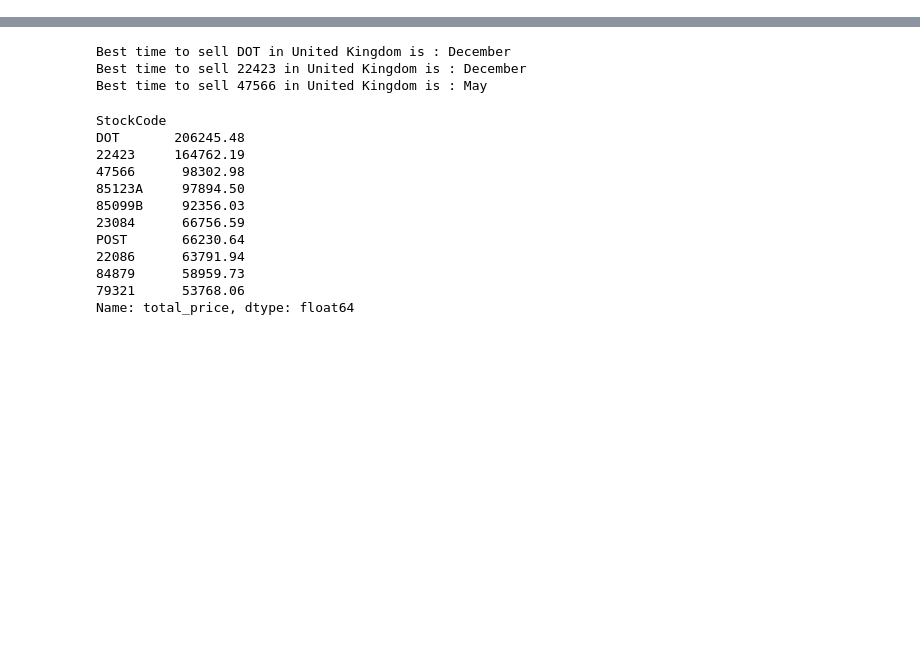
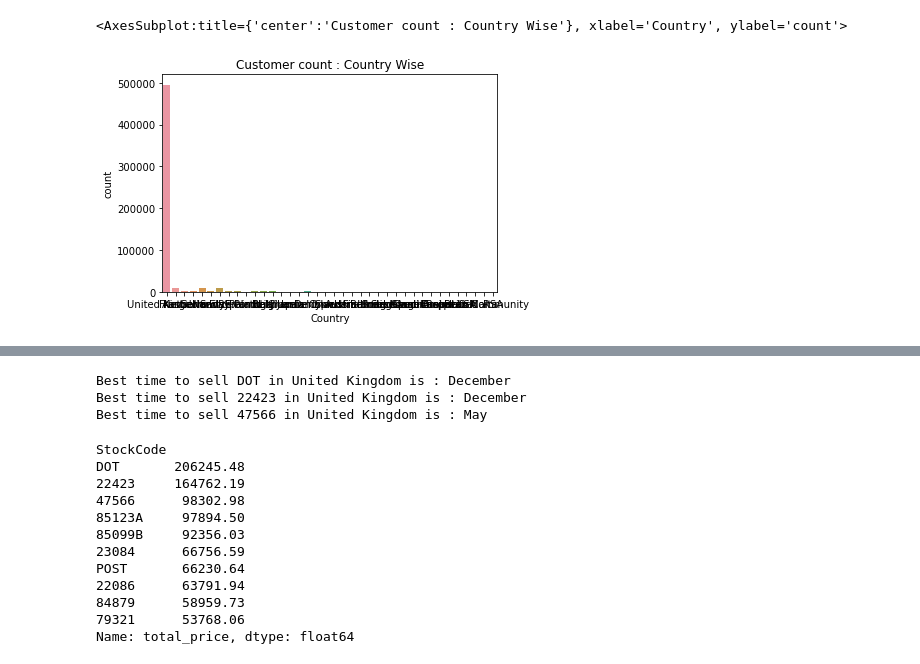
Before and after one commit to Shashank-Agr/Team-A-Shashank_Vikash, a Jupyter notebook: DataAnalysis/case_study_data_analysis.ipynb, the cells around one changed output, grey strips where cells are left out. Saved outputs shown, nothing was run; the diff lists cells and outputs as text; code cells hidden in the pictures; blank space fills up the shorter version.

```diff
--- a/DataAnalysis/case_study_data_analysis.ipynb
+++ b/DataAnalysis/case_study_data_analysis.ipynb
@@ -32 +142,9 @@ df.head()
+# %%
+#plot customer vs countries
+
+plt.title('Customer count : Country Wise')
+sns.countplot(x = 'Country',  data = retail_df, )
+# %% [output]
+<AxesSubplot:title={'center':'Customer count : Country Wise'}, xlabel='Country', ylabel='count'>
+[figure, added]
 # %%
```
Also changed, not shown: parts of 20 cells of this notebook.
